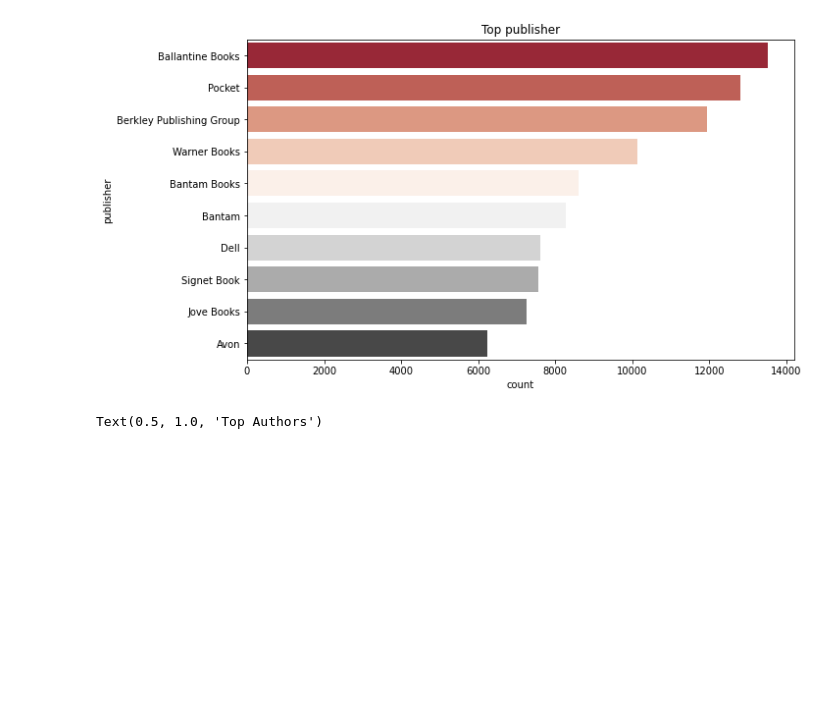
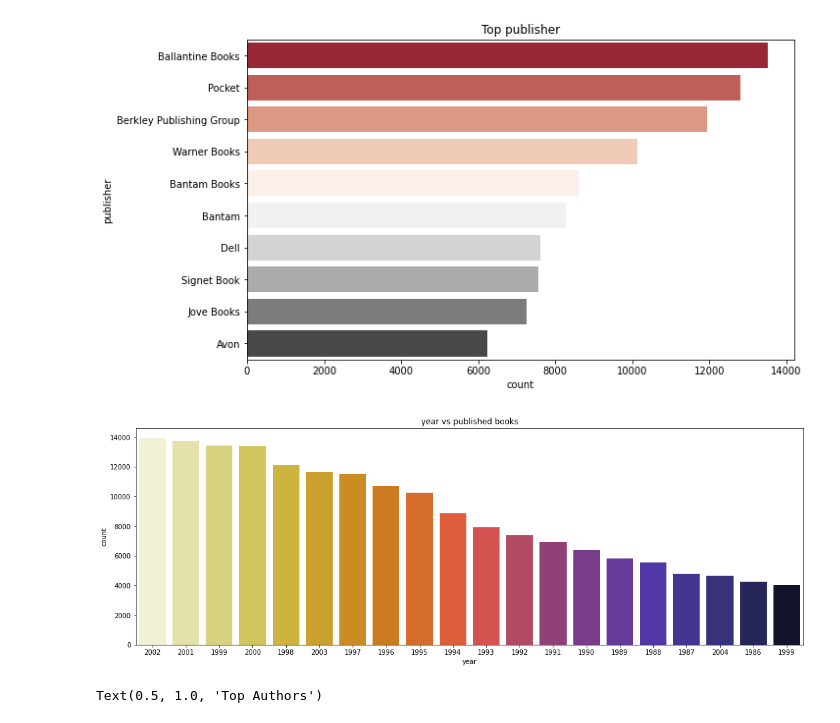
Before and after one commit to deepali2062/-Book_Recommender_System, a Jupyter notebook: Book_Recommender_System.ipynb, the cells around one changed output. Drawn from its saved outputs; the diff is of its cells as text; code cells hidden in the pictures; blank space fills up the shorter version.

```diff
--- a/Book_Recommender_System.ipynb
+++ b/Book_Recommender_System.ipynb
@@ -443,6 +496,13 @@ plt.title('Top publisher')
 # %% [output]
 Text(0.5, 1.0, 'Top publisher')
 [figure]
+# %%
+plt.figure(figsize=(18,6))
+sns.countplot(x='year',data=books,order=pd.value_counts(books['year']).iloc[:20].index, palette = sns.color_palette('CMRmap_r',20))
+plt.title('year vs published books')
+plt.show()
+# %% [output]
+[figure, added]
 # %%
 #Top 10 Authors
 plt.figure(figsize=(10,6))
```
Also changed, not shown: parts of 16 cells of this notebook.
